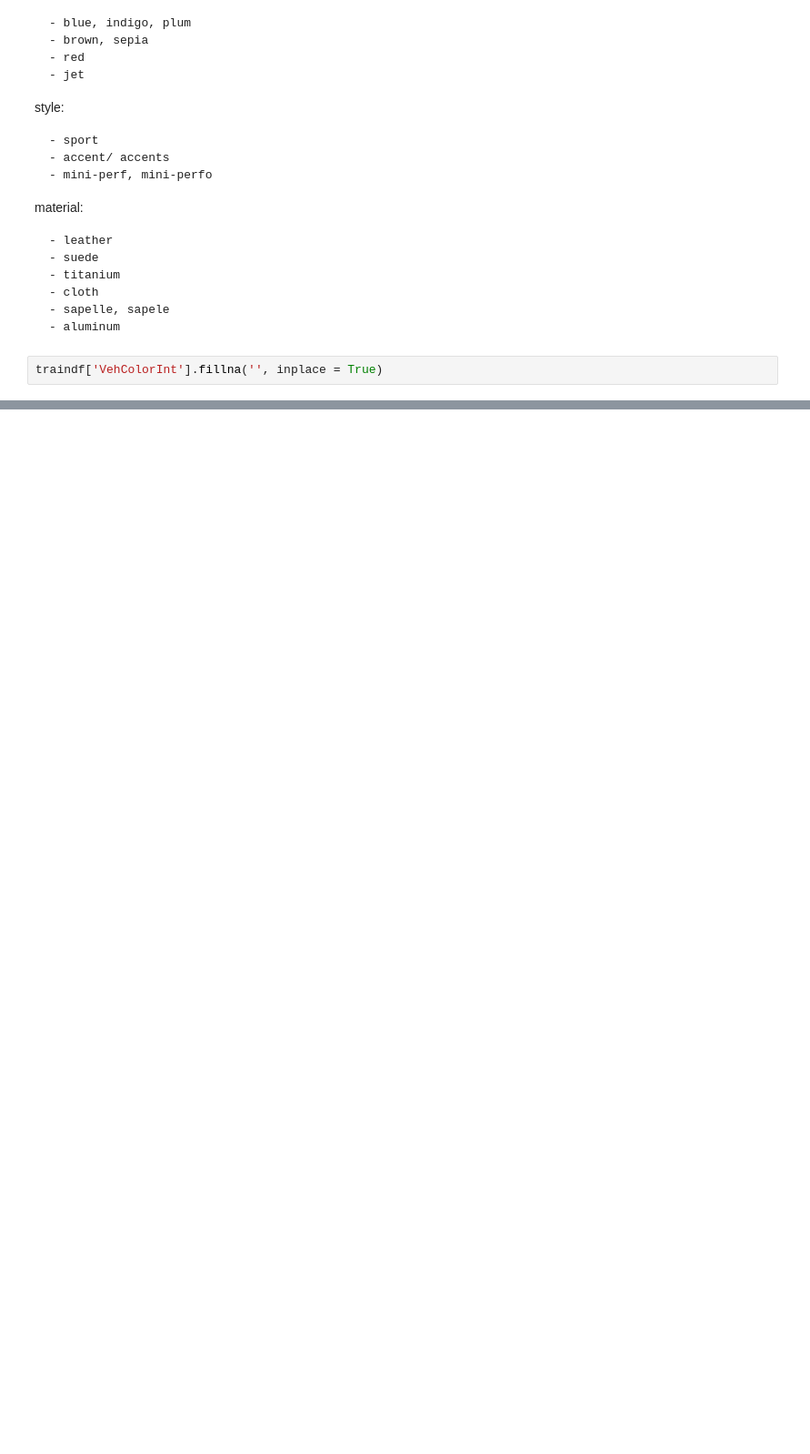
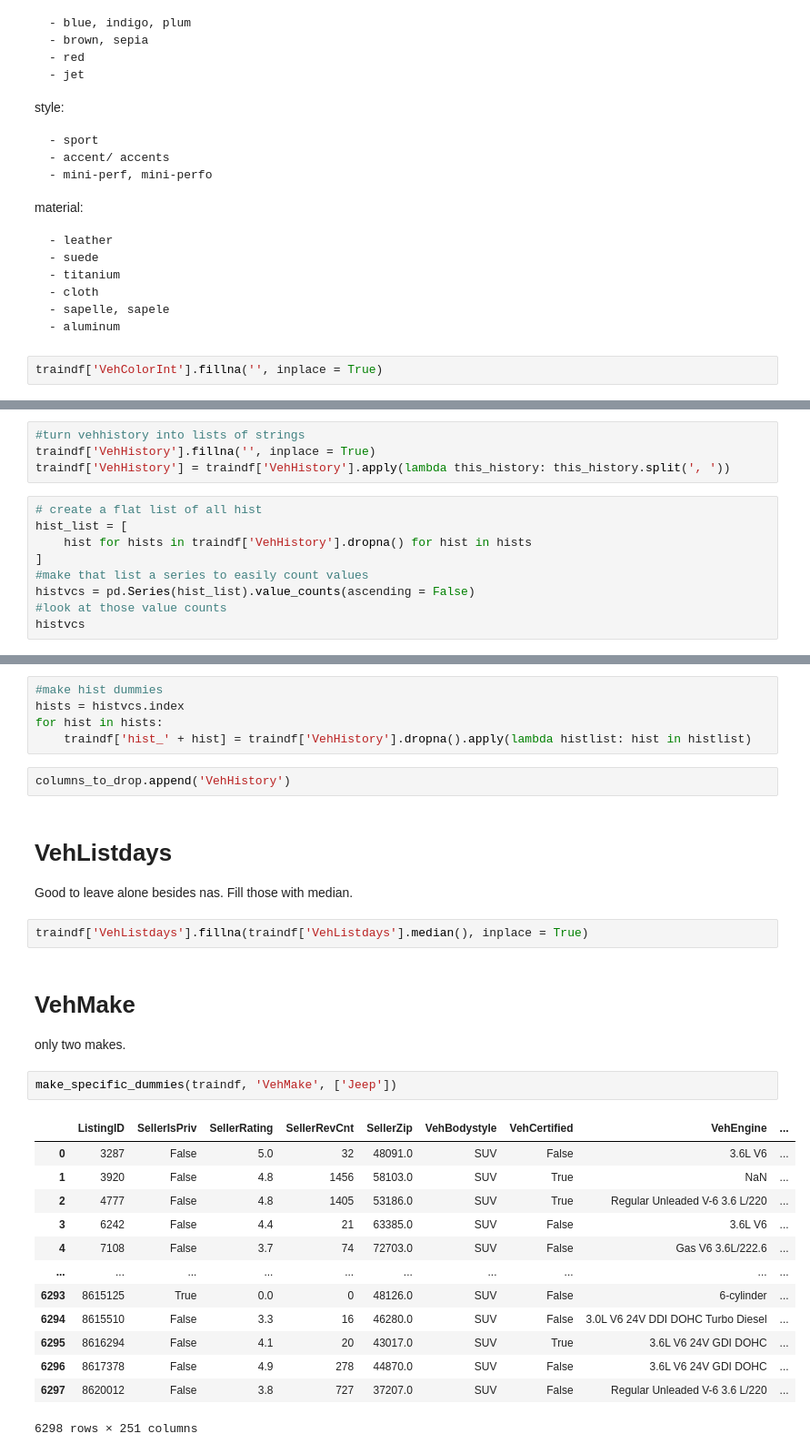
Before and after one commit to dtersegno/boeingds, a Jupyter notebook: notebooks/2_processing.ipynb, the cells around one changed output, grey strips where cells are left out. Shown: that part at 91% size. Saved outputs shown, nothing was run; the diff lists cells and outputs as text; blank space fills up the shorter version.

```diff
--- a/notebooks/2_processing.ipynb
+++ b/notebooks/2_processing.ipynb
@@ -385,0 +524,13 @@ Index(['ListingID', 'SellerIsPriv', 'SellerRating', 'SellerRevCnt',
+# %%
+#turn vehhistory into lists of strings
+traindf['VehHistory'].fillna('', inplace = True)
+traindf['VehHistory'] = traindf['VehHistory'].apply(lambda this_history: this_history.split(', '))
+# %%
+# create a flat list of all hist
+hist_list = [
+    hist for hists in traindf['VehHistory'].dropna() for hist in hists
+]
+#make that list a series to easily count values
+histvcs = pd.Series(hist_list).value_counts(ascending = False)
+#look at those value counts
+histvcs
@@ -385,0 +549,33 @@ Index(['ListingID', 'SellerIsPriv', 'SellerRating', 'SellerRevCnt',
+# %%
+#make hist dummies
+hists = histvcs.index
+for hist in hists:
+    traindf['hist_' + hist] = traindf['VehHistory'].dropna().apply(lambda histlist: hist in histlist)
+# %%
+columns_to_drop.append('VehHistory')
+# %% [markdown]
+# VehListdays
+
+Good to leave alone besides nas. Fill those with median.
+# %%
+traindf['VehListdays'].fillna(traindf['VehListdays'].median(), inplace = True)
+# %% [markdown]
+# VehMake
+
+only two makes.
+# %%
+make_specific_dummies(traindf, 'VehMake', ['Jeep'])
+# %% [output]
+|  | ListingID | SellerIsPriv | SellerRating | SellerRevCnt | SellerZip | VehBodystyle | VehCertified | VehEngine | ... |
+| 0 | 3287 | False | 5.0 | 32 | 48091.0 | SUV | False | 3.6L V6 | ... |
+| 1 | 3920 | False | 4.8 | 1456 | 58103.0 | SUV | True | NaN | ... |
+| 2 | 4777 | False | 4.8 | 1405 | 53186.0 | SUV | True | Regular Unleaded V-6 3.6 L/220 | ... |
+| 3 | 6242 | False | 4.4 | 21 | 63385.0 | SUV | False | 3.6L V6 | ... |
+| 4 | 7108 | False | 3.7 | 74 | 72703.0 | SUV | False | Gas V6 3.6L/222.6 | ... |
+| ... | ... | ... | ... | ... | ... | ... | ... | ... | ... |
+| 6293 | 8615125 | True | 0.0 | 0 | 48126.0 | SUV | False | 6-cylinder | ... |
+| 6294 | 8615510 | False | 3.3 | 16 | 46280.0 | SUV | False | 3.0L V6 24V DDI DOHC Turbo Diesel | ... |
+| 6295 | 8616294 | False | 4.1 | 20 | 43017.0 | SUV | True | 3.6L V6 24V GDI DOHC | ... |
+| 6296 | 8617378 | False | 4.9 | 278 | 44870.0 | SUV | False | 3.6L V6 24V GDI DOHC | ... |
+| 6297 | 8620012 | False | 3.8 | 727 | 37207.0 | SUV | False | Regular Unleaded V-6 3.6 L/220 | ... |
+6298 rows × 251 columns
```
Also changed, not shown: parts of 56 cells of this notebook, 2 other files.
